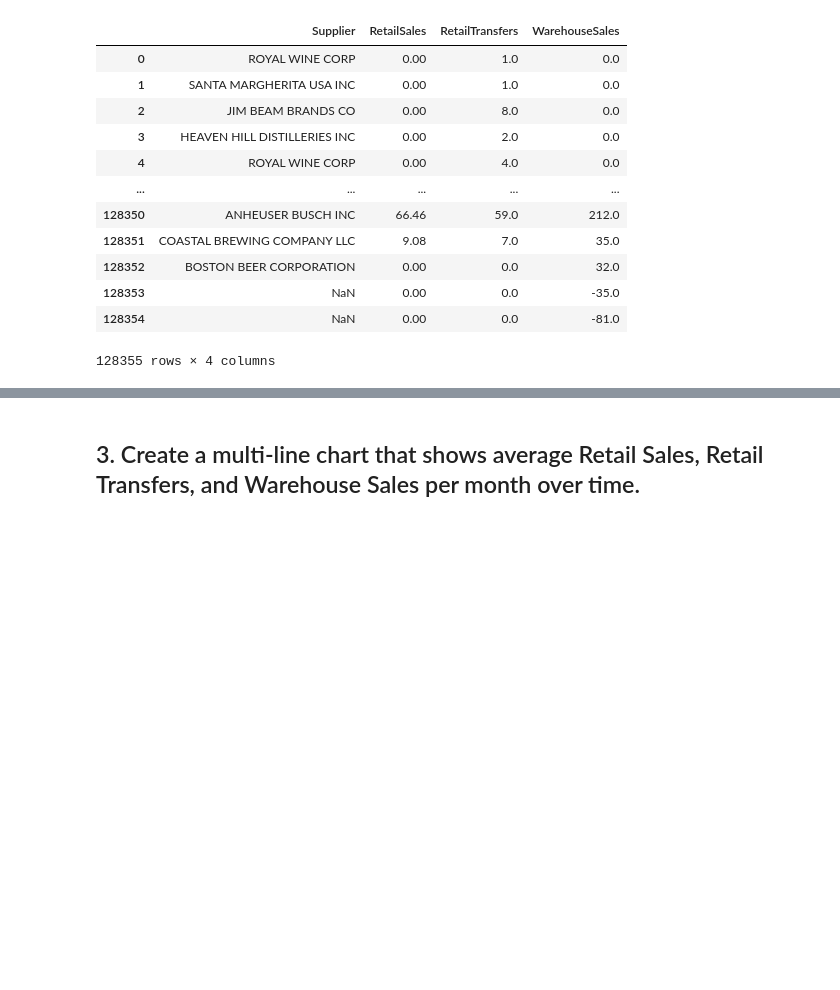
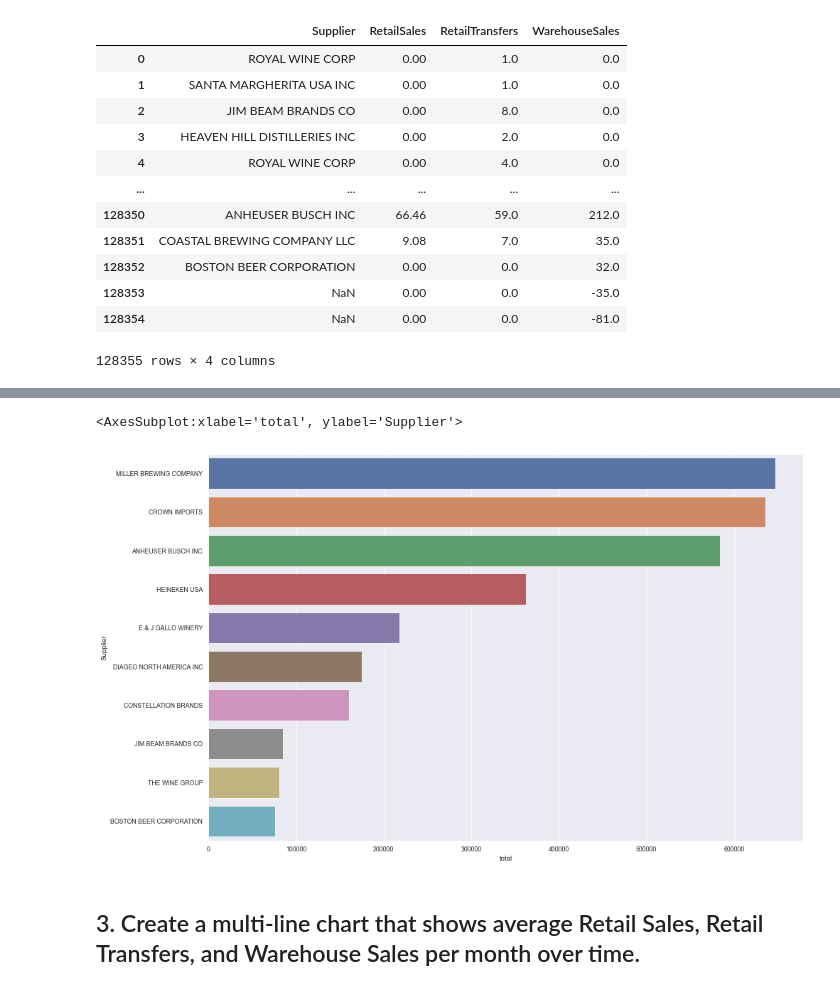
Before and after one commit to Data-FT-MX/lab-plotting-multiple-data-series, a Jupyter notebook: your-code/main.ipynb, the cells around one changed output, grey strips where cells are left out. Drawn from its saved outputs; the diff is of its cells as text; code cells hidden in the pictures; blank space fills up the shorter version.

```diff
--- a/your-code/main.ipynb
+++ b/your-code/main.ipynb
@@ -78,4 +75,4 @@ sales
 | 128354 | NaN | 0.00 | 0.0 | -81.0 |
 128355 rows × 4 columns
 # %%
-sales.groupby('Supplier', as_index=False)['RetailSales', 'RetailTransfers', 'WarehouseSales'].sum()
+sales_supp = sales.groupby('Supplier', as_index=False)['RetailSales', 'RetailTransfers', 'WarehouseSales'].sum()
@@ -110,0 +79,4 @@ plt.barh()
+# %%
+sales_supp['total'] = sales_supp['RetailSales'] + sales_supp['RetailTransfers'] + sales_supp['WarehouseSales']
+# %%
+sales_top = sales_supp.sort_values('total', ascending=False).head(10)
@@ -111,3 +97,8 @@ plt.barh()
+# %%
+sns.barplot(x='total', y='Supplier', data=sales_top)
+# %% [output]
+<AxesSubplot:xlabel='total', ylabel='Supplier'>
+[figure, added]
 # %% [markdown]
 ## 3. Create a multi-line chart that shows average Retail Sales, Retail Transfers, and Warehouse Sales per month over time.
 # %%
```
Also changed, not shown: parts of 32 cells of this notebook.
